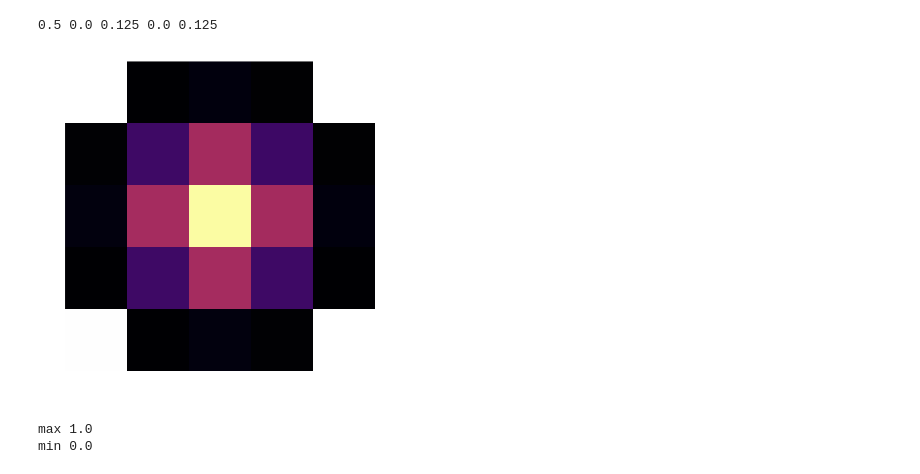
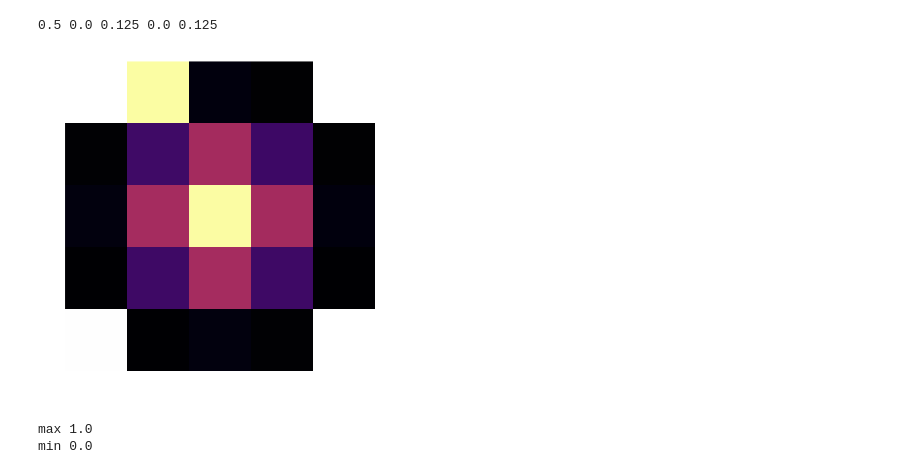
Before and after one commit to lsst/meas_deblender, a Jupyter notebook: examples/testPSF.ipynb, the cells around one changed output. Saved outputs shown, nothing was run; the diff lists cells and outputs as text; code cells hidden in the pictures.

```diff
--- a/examples/testPSF.ipynb
+++ b/examples/testPSF.ipynb
@@ -41,19 +41,22 @@ def gauss2d(x, y, theta=0, x0=0, y0=0, A=1, sigmaX=3, sigmaY=3):
 # %%
 shape = (5,5)
 height, width = shape
 
 x = np.linspace(-width, width, width)
 y = np.linspace(-height, height, height)
 X, Y = np.meshgrid(x, y)
 
 psf = gauss2d(X, Y, 0, sigmaX=2, sigmaY = 2)
 psf[psf<1e-2] = 0
+# Add an extra pixel to break the symmetry
+psf[0,1] = 1
+
 display.maskPlot(psf, psf==0)
 print("max", np.max(psf))
 print("min", np.min(psf))
 # %% [output]
 0.5 0.0 0.125 0.0 0.125
-[figure, old version]
+[figure, new version]
 max 1.0
 min 0.0
 # %%
```
Also changed, not shown: parts of 3 cells of this notebook.
